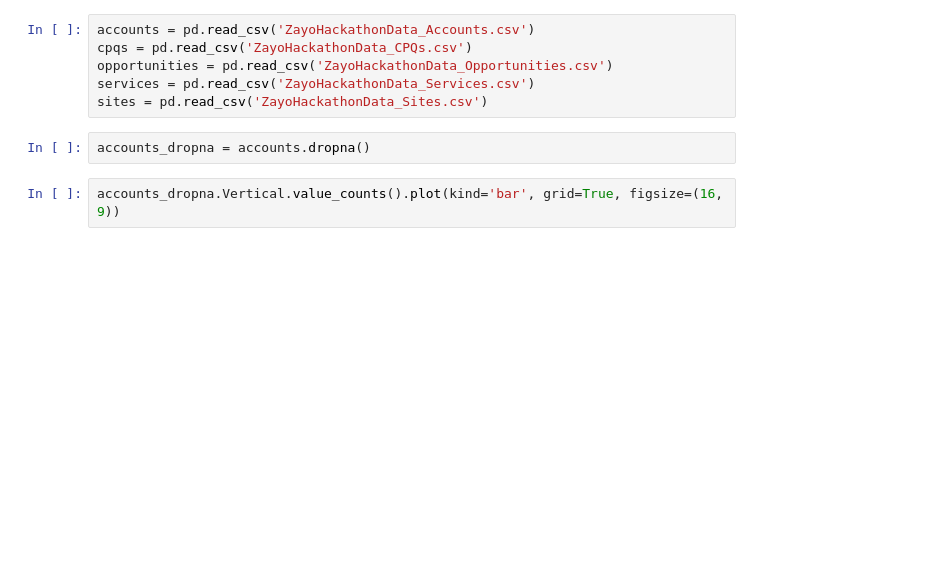
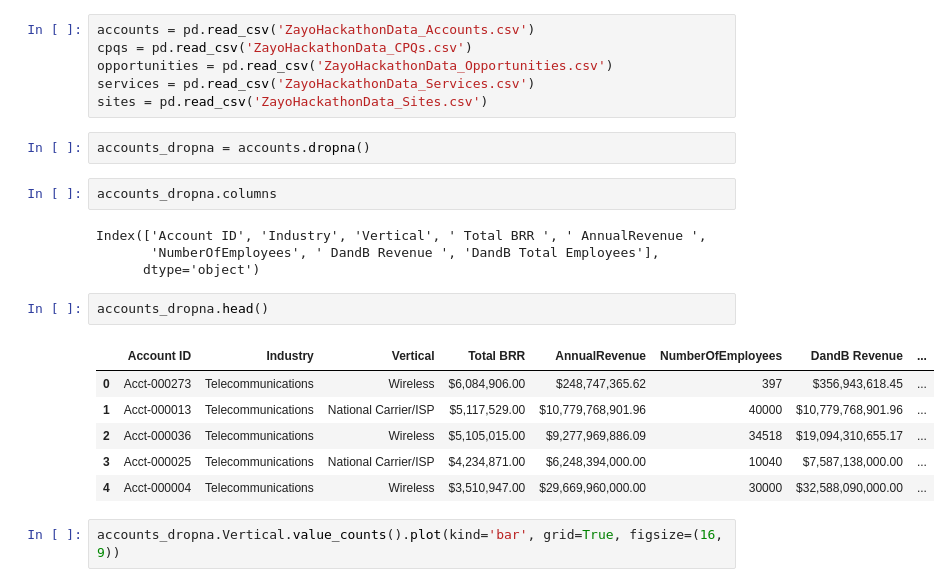
Before and after one commit to INFO-4602-5602/project1-swashbucklers, a Jupyter notebook: data-exploration.ipynb, the cells around one changed output. Cells and saved outputs as stored; diff of their text form; blank space fills up the shorter version.

```diff
--- a/data-exploration.ipynb
+++ b/data-exploration.ipynb
@@ -15,6 +15,21 @@ services = pd.read_csv('ZayoHackathonData_Services.csv')
 sites = pd.read_csv('ZayoHackathonData_Sites.csv')
 # %%
 accounts_dropna = accounts.dropna()
+# %%
+accounts_dropna.columns
+# %% [output]
+Index(['Account ID', 'Industry', 'Vertical', ' Total BRR ', ' AnnualRevenue ',
+       'NumberOfEmployees', ' DandB Revenue ', 'DandB Total Employees'],
+      dtype='object')
+# %%
+accounts_dropna.head()
+# %% [output]
+|  | Account ID | Industry | Vertical | Total BRR | AnnualRevenue | NumberOfEmployees | DandB Revenue | ... |
+| 0 | Acct-000273 | Telecommunications | Wireless | $6,084,906.00 | $248,747,365.62 | 397 | $356,943,618.45 | ... |
+| 1 | Acct-000013 | Telecommunications | National Carrier/ISP | $5,117,529.00 | $10,779,768,901.96 | 40000 | $10,779,768,901.96 | ... |
+| 2 | Acct-000036 | Telecommunications | Wireless | $5,105,015.00 | $9,277,969,886.09 | 34518 | $19,094,310,655.17 | ... |
+| 3 | Acct-000025 | Telecommunications | National Carrier/ISP | $4,234,871.00 | $6,248,394,000.00 | 10040 | $7,587,138,000.00 | ... |
+| 4 | Acct-000004 | Telecommunications | Wireless | $3,510,947.00 | $29,669,960,000.00 | 30000 | $32,588,090,000.00 | ... |
 # %%
 accounts_dropna.Vertical.value_counts().plot(kind='bar', grid=True, figsize=(16, 9))
 # %% [output]
```
Also changed, not shown: parts of 7 cells of this notebook.
